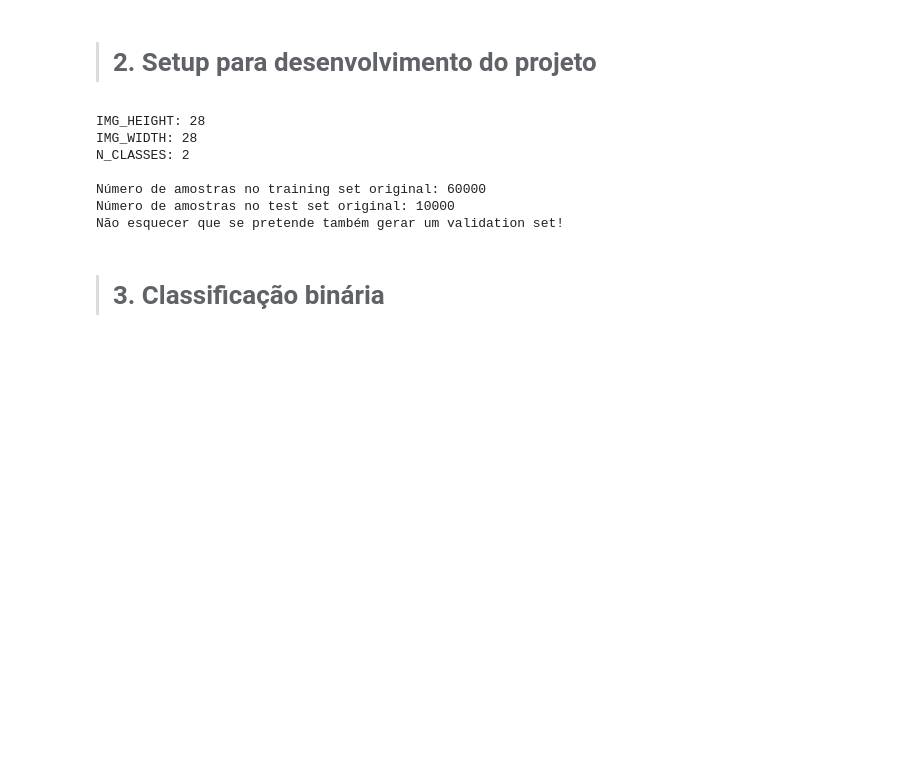
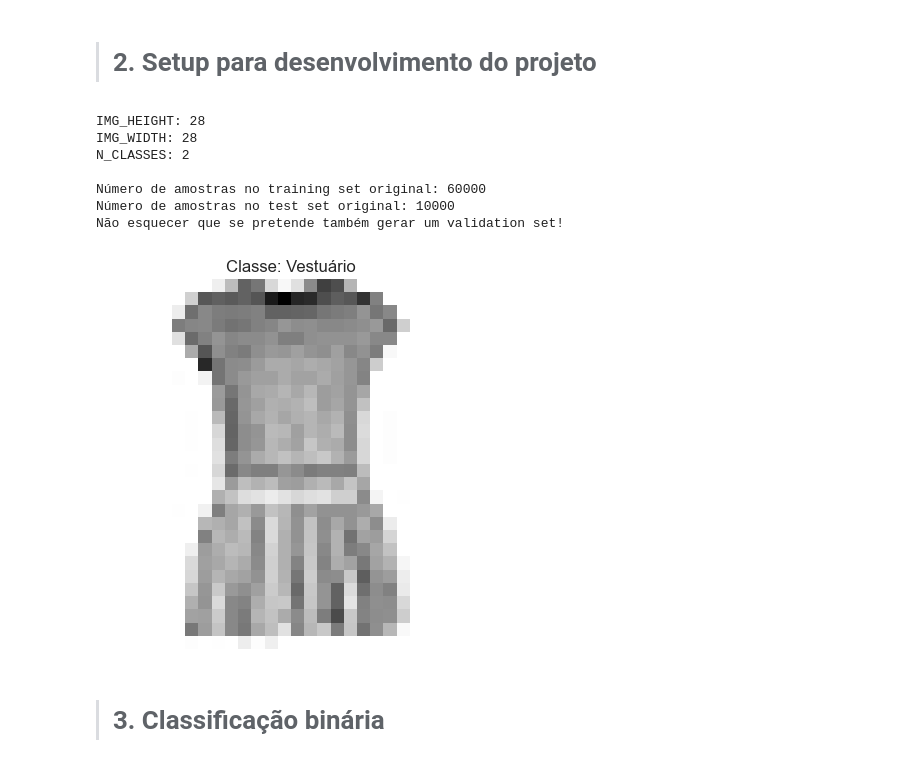
Before and after one commit to Kinpau/APVC_Projeto, a Jupyter notebook: notebooks/D1Parte2-Grupo7.ipynb, the cells around one changed output. Saved outputs shown, nothing was run; the diff lists cells and outputs as text; code cells hidden in the pictures; blank space fills up the shorter version.

Commit message:
Parte 1 e 2 atualizadas

```diff
--- a/notebooks/D1Parte2-Grupo7.ipynb
+++ b/notebooks/D1Parte2-Grupo7.ipynb
@@ -163,14 +167,0 @@ from sklearn.model_selection import train_test_split
-# %%
-import sys
-import os
-sys.path.append(os.path.abspath('../src'))
-
-%run ../src/fashionNetPart2.py # lê-se o ficheiro da parte 2 diretamente com as 2 classes já criadas/mapeadas
-# %% [output]
-IMG_HEIGHT: 28
-IMG_WIDTH: 28
-N_CLASSES: 2
-
-Número de amostras no training set original: 60000
-Número de amostras no test set original: 10000
-Não esquecer que se pretende também gerar um validation set!
@@ -177,3 +184,66 @@ Não esquecer que se pretende também gerar um validation set!
+# %%
+# constantes - dimensão das imagens
+IMG_HEIGHT = 28
+IMG_WIDTH = 28
+
+# constantes - labels/classes
+LABELS = ["Vestuário",
+          "Calçado/Malas"]
+N_CLASSES = 2
+
+print("IMG_HEIGHT: " + str(IMG_HEIGHT))
+print("IMG_WIDTH: " + str(IMG_WIDTH))
+print("N_CLASSES: " + str(N_CLASSES) + "\n")
+
+# callbacks
+BEST_MODEL_CHECKPOINT = keras.callbacks.ModelCheckpoint(
+    filepath="tmp/best_model.weights.h5",      # ficheiro para os pesos do "melhor modelo"
+    save_weights_only=True,
+    monitor='val_loss',
+    mode='min',
+    save_best_only=True)
+
+EARLY_STOPPING = keras.callbacks.EarlyStopping(
+    monitor='val_loss',
+    patience=5)
+
+# carregar o dataset FASHION_MNIST
+dataset = keras.datasets.fashion_mnist
+(x_train, y_train), (x_test, y_test) = dataset.load_data()
+
+# normalização
+x_train = x_train / 255.0
+x_test = x_test / 255.0
+
+print("Número de amostras no training set original: " + str(x_train.shape[0]))
+print("Número de amostras no test set original: " + str(x_test.shape[0]))
+print("Não esquecer que se pretende também gerar um validation set!")
+
+BINARY_MAP = {
+    0: 1, 1: 1, 2: 1, 3: 1, 4: 1, 6: 1,  # Vestuário -> 1
+    5: 0, 7: 0, 8: 0, 9: 0   # Calçado/Malas -> 0
+}
+
+y_train = np.vectorize(BINARY_MAP.get)(y_train)
+y_test = np.vectorize(BINARY_MAP.get)(y_test)
+
+y_train = keras.utils.to_categorical(y_train,N_CLASSES)
+y_test = keras.utils.to_categorical(y_test,N_CLASSES)
+
+# Visualizar a primeira imagem do conjunto de treino
+plt.imshow(x_train[3])
+plt.title(f'Classe: {LABELS[np.argmax(y_train[0])]}')
+plt.axis('off')  # Esconder os eixos
+plt.show()
+# %% [output]
+IMG_HEIGHT: 28
+IMG_WIDTH: 28
+N_CLASSES: 2
+
+Número de amostras no training set original: 60000
+Número de amostras no test set original: 10000
+Não esquecer que se pretende também gerar um validation set!
+[figure, added]
 # %% [markdown]
 # <a class='anchor' id='3'></a>
 
```
Also changed, not shown: parts of 10 cells of this notebook, 2 other files.
